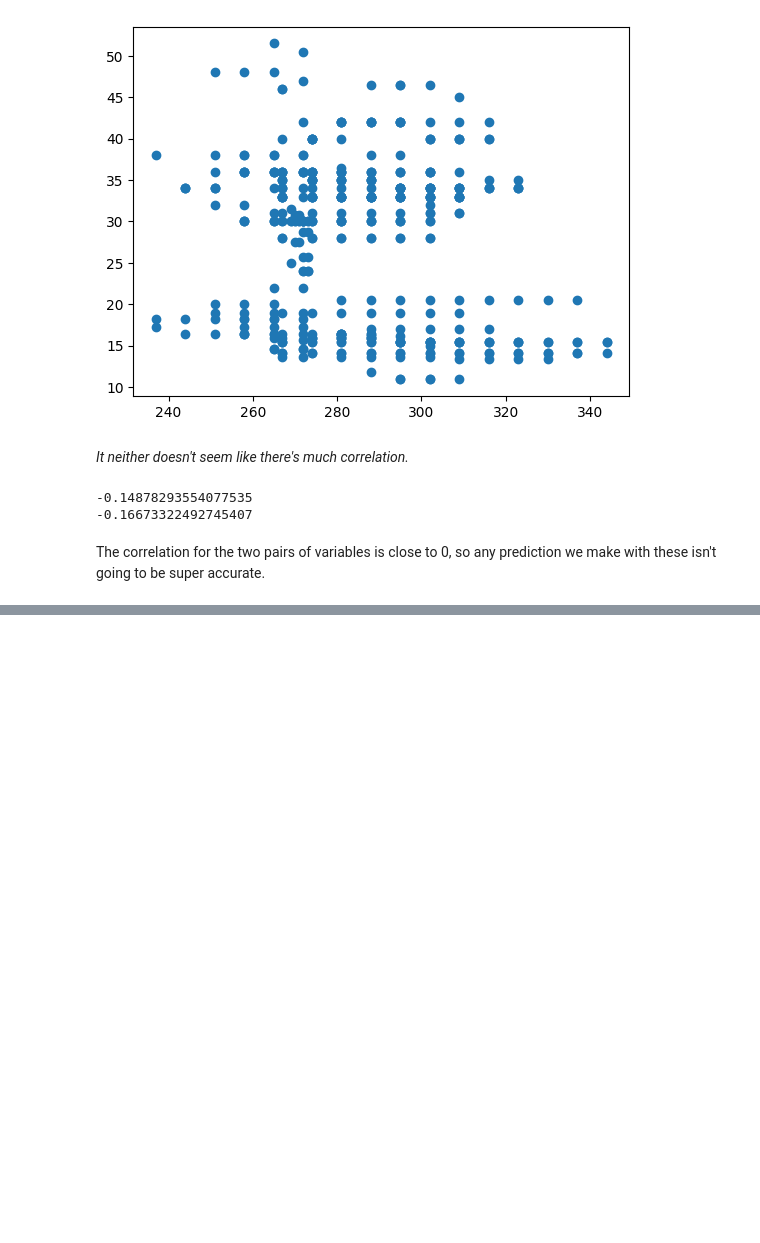
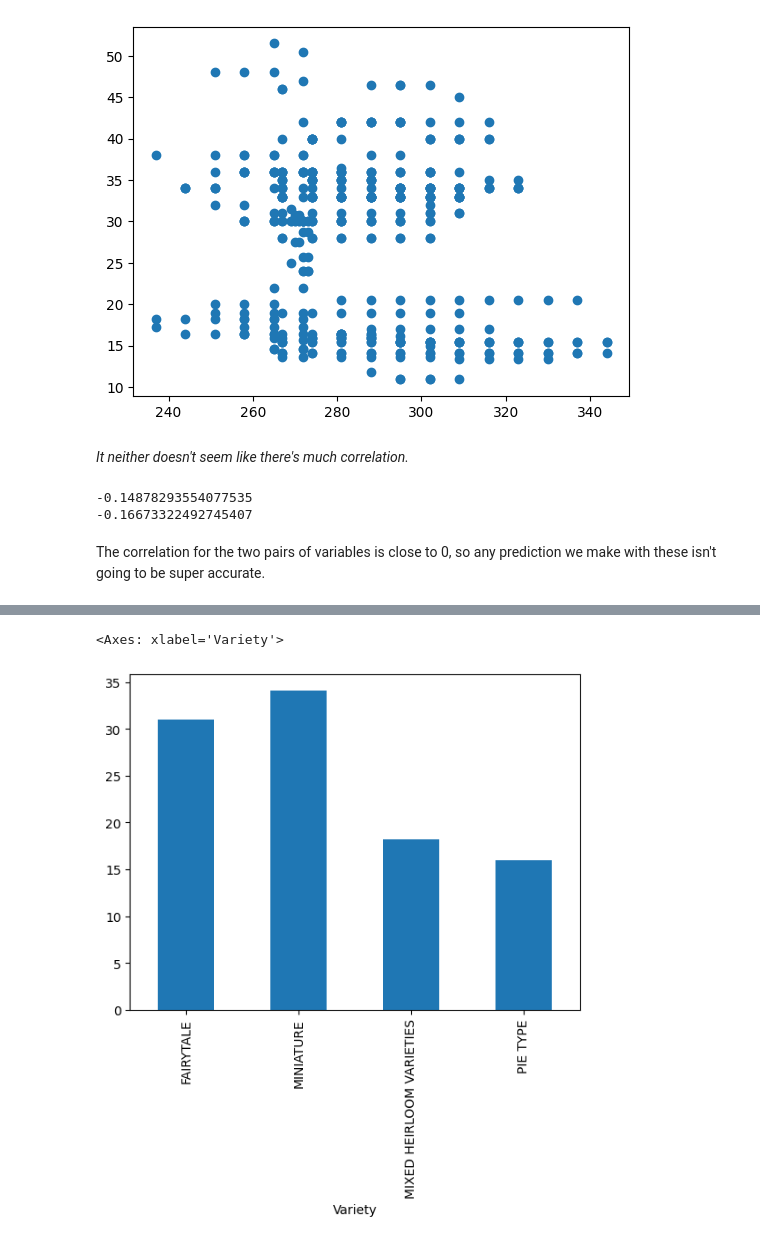
Before and after one commit to AkzechKyla/ML, a Jupyter notebook: 01-Regression/pumpkin2.ipynb, the cells around one changed output, grey strips where cells are left out. Drawn from its saved outputs; the diff is of its cells as text; code cells hidden in the pictures; blank space fills up the shorter version.

```diff
--- a/01-Regression/pumpkin2.ipynb
+++ b/01-Regression/pumpkin2.ipynb
@@ -93,0 +96,5 @@ for i, var in enumerate(new_pumpkins['Variety'].unique()):
+# %%
+new_pumpkins.groupby(['Variety'])['Price'].mean().plot(kind='bar')
+# %% [output]
+<Axes: xlabel='Variety'>
+[figure, added]
```
Also changed, not shown: parts of 21 cells of this notebook.
